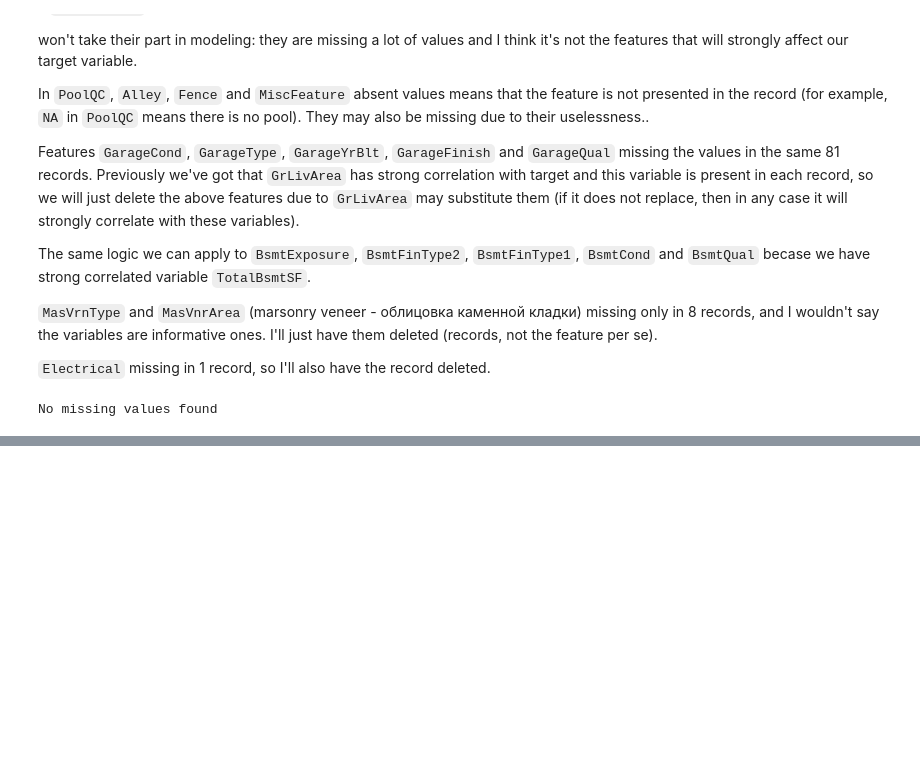
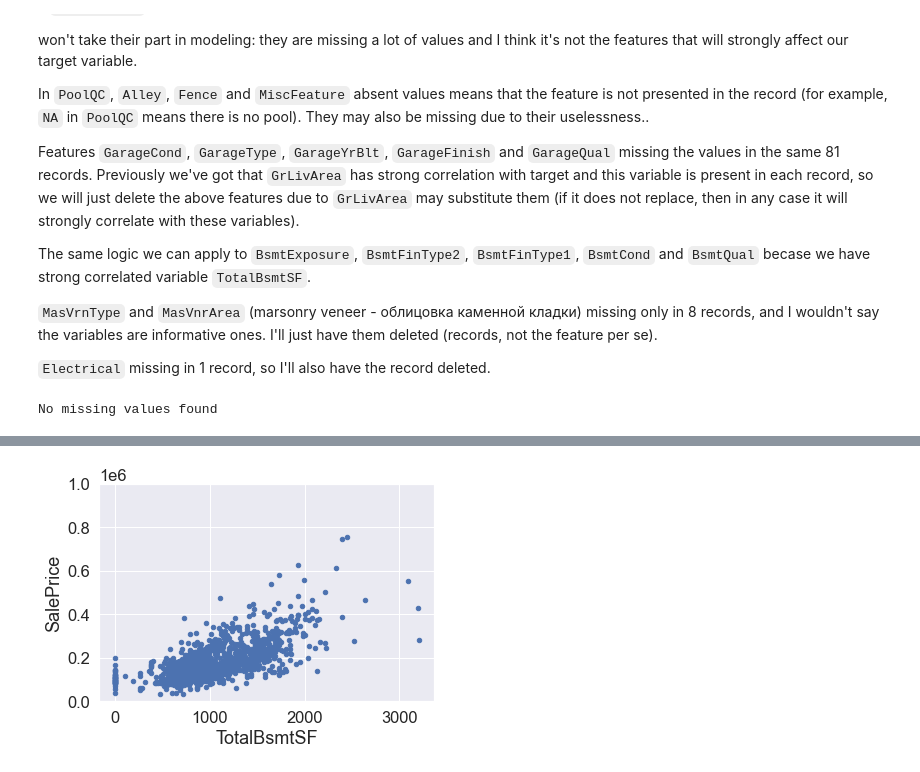
Before and after one commit to WozzyaQ/machine-learning-and-other-stuff, a Jupyter notebook: house-prices/House Prices.ipynb, the cells around one changed output, grey strips where cells are left out. Cells and saved outputs as stored; diff of their text form; code cells hidden in the pictures; blank space fills up the shorter version.

```diff
--- a/house-prices/House Prices.ipynb
+++ b/house-prices/House Prices.ipynb
@@ -467,0 +507,4 @@ No missing values found
+# %%
+pair_dist(prepared_data_train, TARGET_COLUMN, "TotalBsmtSF")
+# %% [output]
+[figure, added]
```
Also changed, not shown: parts of 53 cells of this notebook, 1 other file.
